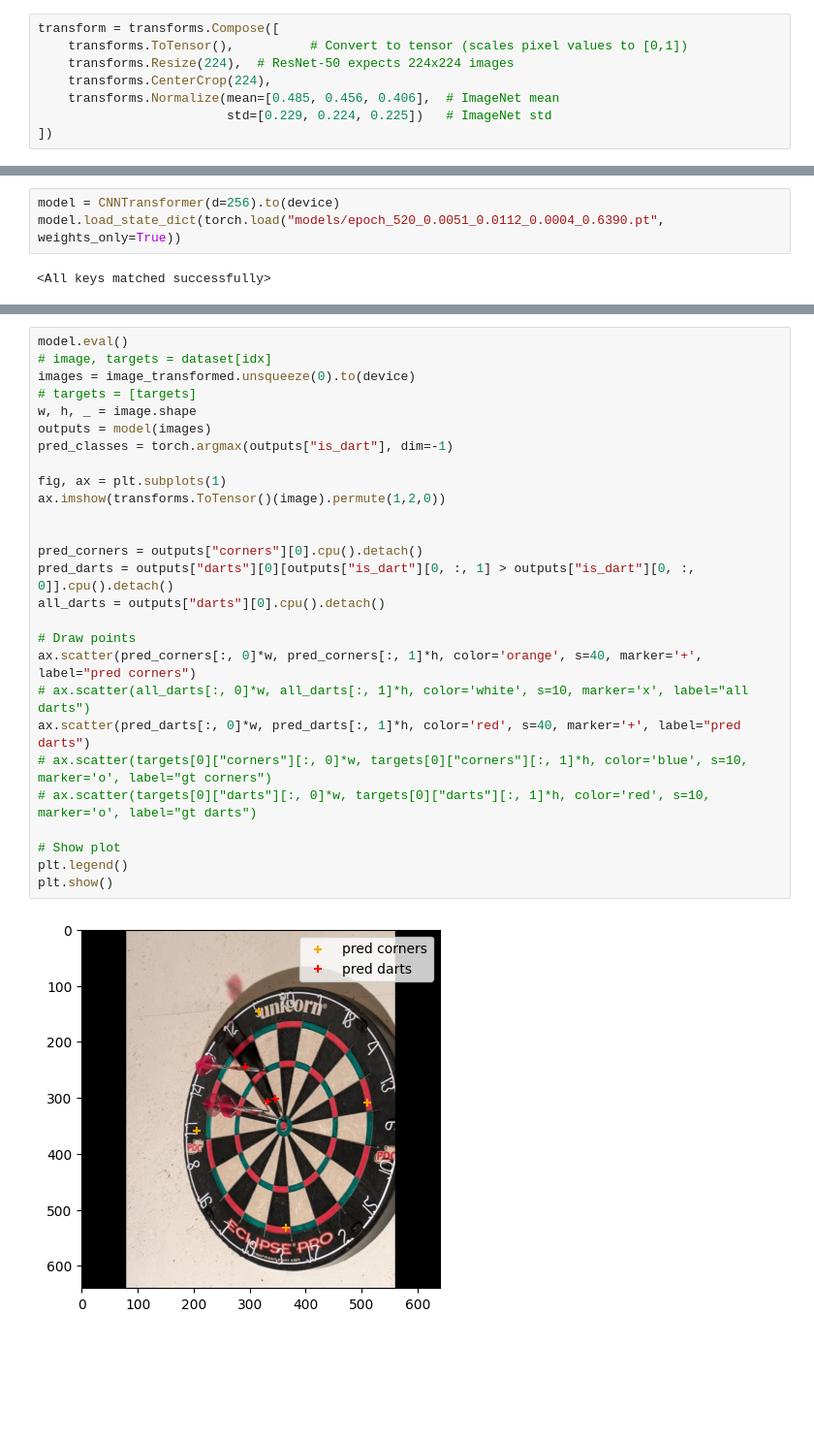
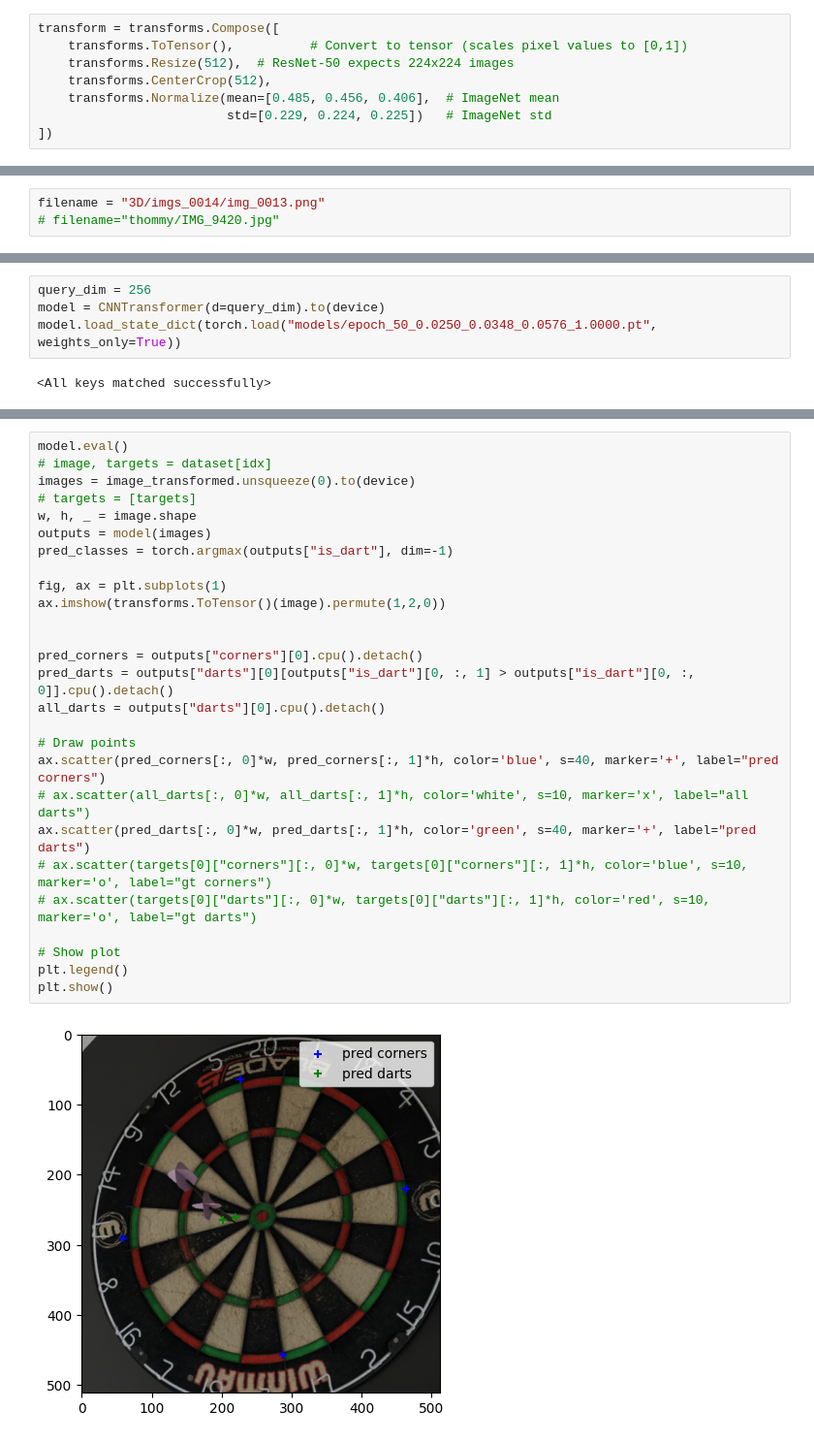
Before and after one commit to timnielen/playdarts, a Jupyter notebook: inference.ipynb, the cells around one changed output, grey strips where cells are left out. Shown: that part at 97% size. Drawn from its saved outputs; the diff is of its cells as text; blank space fills up the shorter version.

```diff
--- a/inference.ipynb
+++ b/inference.ipynb
@@ -8,8 +15,8 @@ from darts_model import CNNTransformer
 # %%
 transform = transforms.Compose([
     transforms.ToTensor(),          # Convert to tensor (scales pixel values to [0,1])
-    transforms.Resize(224),  # ResNet-50 expects 224x224 images
-    transforms.CenterCrop(224),
+    transforms.Resize(512),  # ResNet-50 expects 224x224 images
+    transforms.CenterCrop(512),
     transforms.Normalize(mean=[0.485, 0.456, 0.406],  # ImageNet mean
                          std=[0.229, 0.224, 0.225])   # ImageNet std
 ])
@@ -27,10 +31,14 @@ filename = "unlabeled/test/6833c558-PXL_20240312_182554392-MP_jpg.rf.a21ff17c140
+# %%
+filename = "3D/imgs_0014/img_0013.png"
+# filename="thommy/IMG_9420.jpg"
 # %%
 image = cv2.imread(filename, cv2.IMREAD_COLOR_RGB)
 image_transformed = transform(image)
 # %%
 device = torch.device("cuda" if torch.cuda.is_available() else "cpu")
 # %%
-model = CNNTransformer(d=256).to(device)
-model.load_state_dict(torch.load("models/epoch_520_0.0051_0.0112_0.0004_0.6390.pt", weights_only=True))
+query_dim = 256
+model = CNNTransformer(d=query_dim).to(device)
+model.load_state_dict(torch.load("models/epoch_50_0.0250_0.0348_0.0576_1.0000.pt", weights_only=True))
 # %% [output]
 <All keys matched successfully>
@@ -61,29 +45,29 @@ df.to_pickle(pickle_path)
 # %%
 model.eval()
 # image, targets = dataset[idx]
 images = image_transformed.unsqueeze(0).to(device)
 # targets = [targets]
 w, h, _ = image.shape
 outputs = model(images)
 pred_classes = torch.argmax(outputs["is_dart"], dim=-1)
 
 fig, ax = plt.subplots(1)
 ax.imshow(transforms.ToTensor()(image).permute(1,2,0))
 
 
 pred_corners = outputs["corners"][0].cpu().detach()
 pred_darts = outputs["darts"][0][outputs["is_dart"][0, :, 1] > outputs["is_dart"][0, :, 0]].cpu().detach()
 all_darts = outputs["darts"][0].cpu().detach()
 
 # Draw points
-ax.scatter(pred_corners[:, 0]*w, pred_corners[:, 1]*h, color='orange', s=40, marker='+', label="pred corners")
+ax.scatter(pred_corners[:, 0]*w, pred_corners[:, 1]*h, color='blue', s=40, marker='+', label="pred corners")
 # ax.scatter(all_darts[:, 0]*w, all_darts[:, 1]*h, color='white', s=10, marker='x', label="all darts")
-ax.scatter(pred_darts[:, 0]*w, pred_darts[:, 1]*h, color='red', s=40, marker='+', label="pred darts")
+ax.scatter(pred_darts[:, 0]*w, pred_darts[:, 1]*h, color='green', s=40, marker='+', label="pred darts")
 # ax.scatter(targets[0]["corners"][:, 0]*w, targets[0]["corners"][:, 1]*h, color='blue', s=10, marker='o', label="gt corners")
 # ax.scatter(targets[0]["darts"][:, 0]*w, targets[0]["darts"][:, 1]*h, color='red', s=10, marker='o', label="gt darts")
 
 # Show plot
 plt.legend()
 plt.show()
 # %% [output]
-[figure, old version]
+[figure, new version]
```
Also changed, not shown: parts of 4 cells of this notebook, 4 other files.
